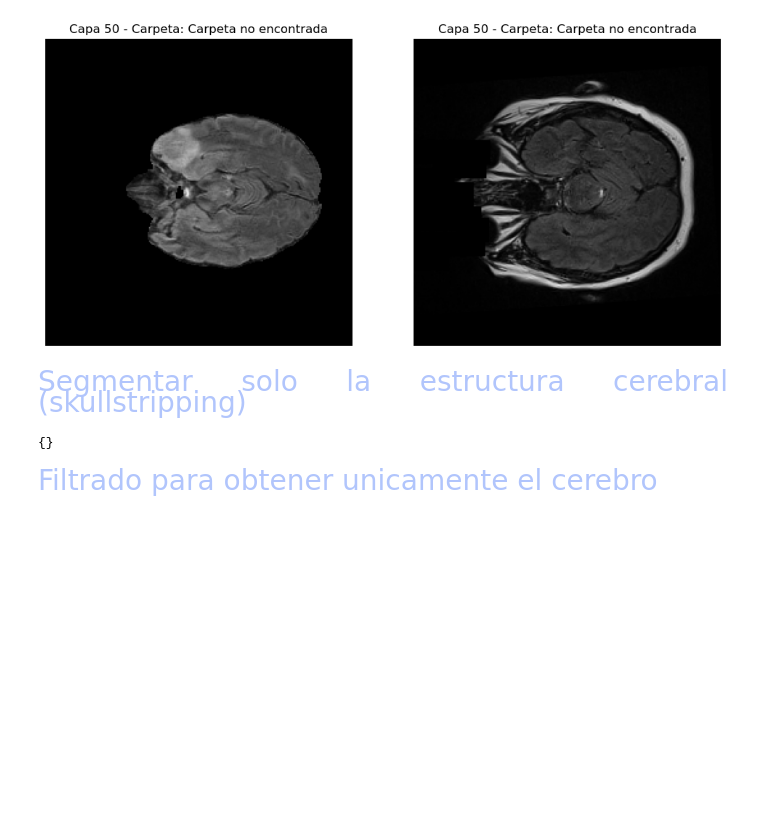
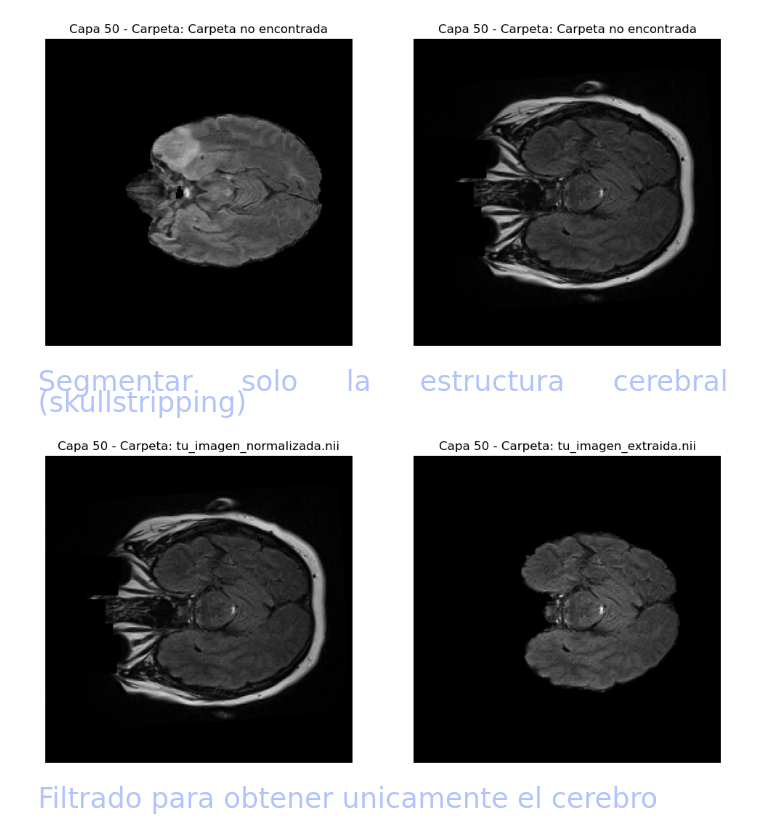
Before and after one commit to JPDevOpti/IA_AutomaticTumorSegmentationModel, a Jupyter notebook: pre_processing/Flujo_preprocesamiento.ipynb, the cells around one changed output. Saved outputs shown, nothing was run; the diff lists cells and outputs as text; code cells hidden in the pictures; blank space fills up the shorter version.

```diff
--- a/pre_processing/Flujo_preprocesamiento.ipynb
+++ b/pre_processing/Flujo_preprocesamiento.ipynb
@@ -206,12 +206,18 @@ os.environ['FSLOUTPUTTYPE'] = 'NIFTI'
 # %%
 # Generate a image with the brain extracted using the fsl.wrappers.bet function
 input_image = 'tu_imagen_normalizada.nii'
 output_image = 'tu_imagen_extraida.nii'
 
 # Run the brain extraction
-bet(input_image, output_image)
+bet(input_image, output_image, f=0.32)
+
+# show the brain extracted image and the original image
+extracted_brain = cargar_nii(output_image)
+not_extracted_brain = cargar_nii(input_image)
+
+mostrar_subplots(not_extracted_brain, input_image, extracted_brain, output_image, capa=50, indice_carpeta=0)
 # %% [output]
-{}
+[figure, added]
 # %% [markdown]
 <div style="text-align: justify;font-size: 28px;color: #b1c5fc;">Filtrado para obtener unicamente el cerebro</div>
 # %%
```
